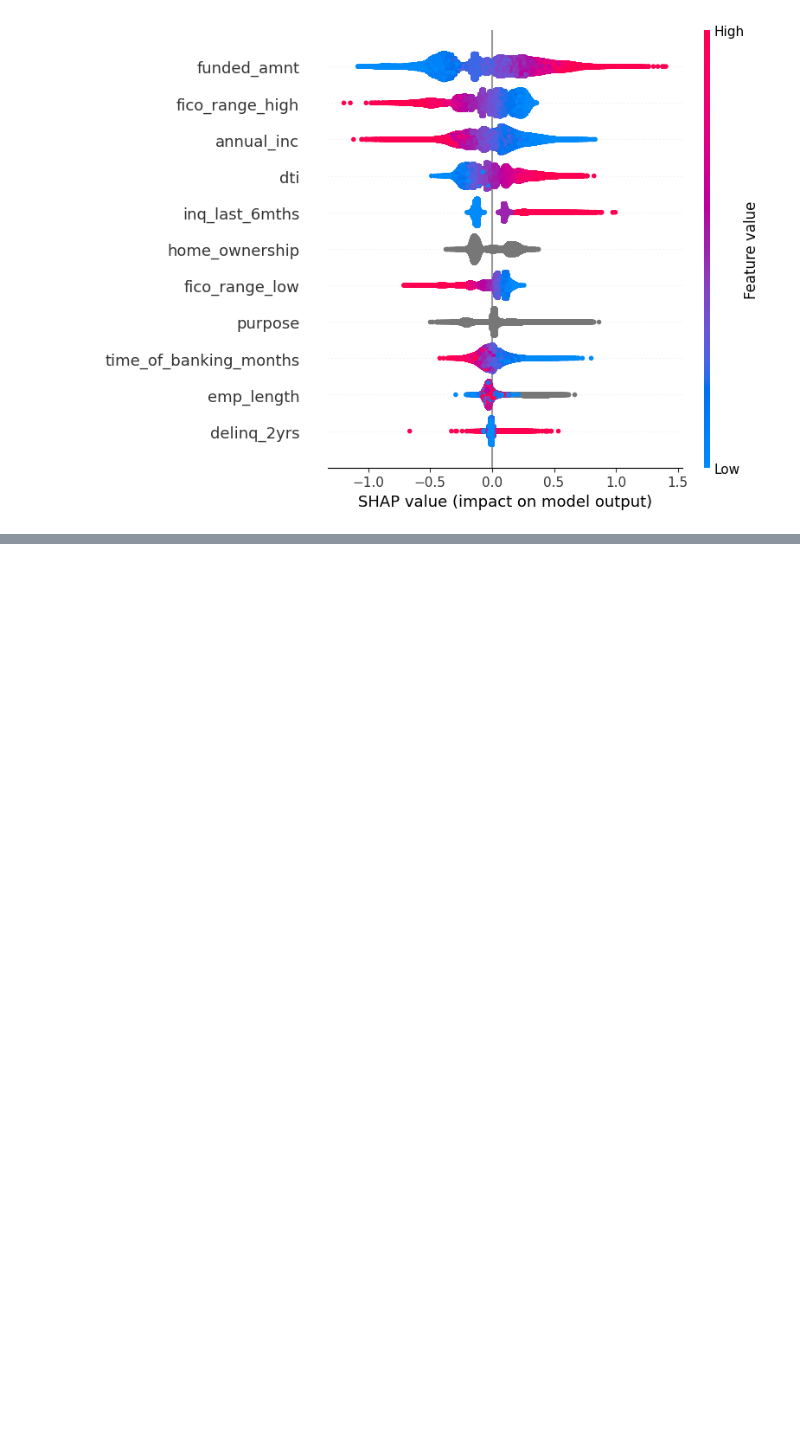
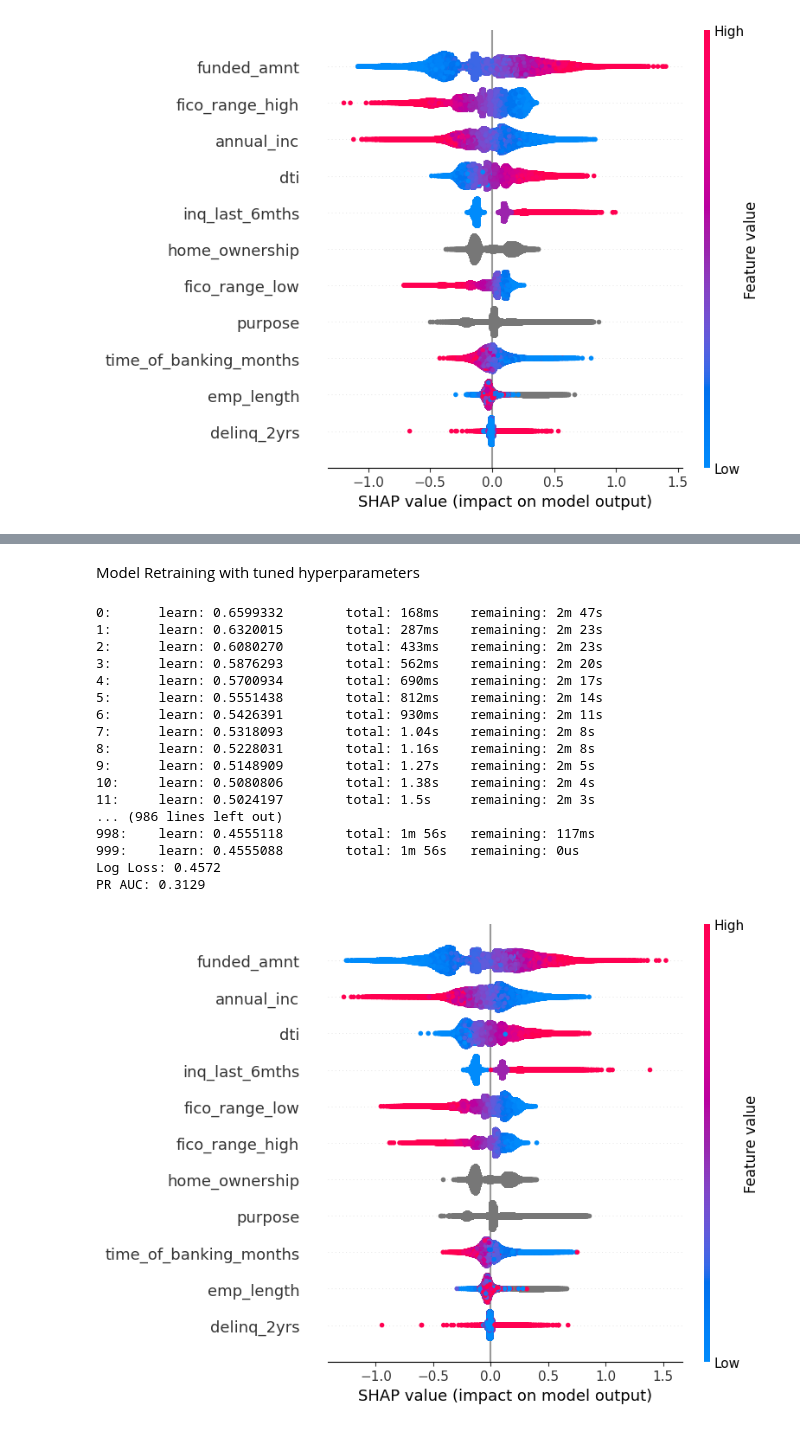
Before and after one commit to marcosmota/ds_lending_club, a Jupyter notebook: notebooks/03_eda_baseline.ipynb, the cells around one changed output, grey strips where cells are left out. Cells and saved outputs as stored; diff of their text form; code cells hidden in the pictures; blank space fills up the shorter version.

```diff
--- a/notebooks/03_eda_baseline.ipynb
+++ b/notebooks/03_eda_baseline.ipynb
@@ -350,0 +382,78 @@ print(df_results)
+# %% [markdown]
+Model Retraining with tuned hyperparameters
+# %%
+# Features & Target
+features = ['time_of_banking_months',
+            'dti',
+            'delinq_2yrs',
+            'fico_range_low',
+            'fico_range_high',
+            'inq_last_6mths',
+            'funded_amnt',
+            'emp_length',
+            'purpose',
+            'home_ownership',
+            'annual_inc']
+target = 'default'
+
+# Drop rows with missing target values
+df_train = df_train.dropna(subset=[target])
+
+# Train-test split
+X_train, X_test, y_train, y_test = train_test_split(df_train[features], df_train[target], test_size=0.2, random_state=42)
+
+cat_features = list(X_train.select_dtypes(include=['category']).columns)
+
+X_train[cat_features] = X_train[cat_features].astype(str).fillna('missing')
+
+X_test[cat_features] = X_test[cat_features].astype(str).fillna('missing')
+
+# Initialize and train CatBoost classifier
+model = CatBoostClassifier(iterations= 1000,
+                            depth= 6,
+                            l2_leaf_reg= 1.932882310674533,
+                            bagging_temperature= 0.8611005882596835,
+                            random_strength= 6.046804569021038e-08,
+                            colsample_bylevel= 0.5275801749056627,
+                            subsample= 0.6888028716752791,
+                            auto_class_weights= 'None',
+                            learning_rate= 0.06913112204007153,
+                            cat_features = cat_features,)
+
+model.fit(X_train, y_train)
+
+# Predict probabilities
+y_pred_proba = model.predict_proba(X_test)[:, 1]
+
+# Evaluate model
+logloss = log_loss(y_test, y_pred_proba)
+pr_auc = average_precision_score(y_test, y_pred_proba)
+
+print(f"Log Loss: {logloss:.4f}")
+print(f"PR AUC: {pr_auc:.4f}")
+
+# SHAP Analysis
+explainer = shap.Explainer(model)
+shap_values = explainer(X_test)
+
+# Summary plot
+shap.summary_plot(shap_values, X_test)
+# %% [output]
+0:      learn: 0.6599332        total: 168ms    remaining: 2m 47s
+1:      learn: 0.6320015        total: 287ms    remaining: 2m 23s
+2:      learn: 0.6080270        total: 433ms    remaining: 2m 23s
+3:      learn: 0.5876293        total: 562ms    remaining: 2m 20s
+4:      learn: 0.5700934        total: 690ms    remaining: 2m 17s
+5:      learn: 0.5551438        total: 812ms    remaining: 2m 14s
+6:      learn: 0.5426391        total: 930ms    remaining: 2m 11s
+7:      learn: 0.5318093        total: 1.04s    remaining: 2m 8s
+8:      learn: 0.5228031        total: 1.16s    remaining: 2m 8s
+9:      learn: 0.5148909        total: 1.27s    remaining: 2m 5s
+10:     learn: 0.5080806        total: 1.38s    remaining: 2m 4s
+11:     learn: 0.5024197        total: 1.5s     remaining: 2m 3s
+... (986 lines left out)
+998:    learn: 0.4555118        total: 1m 56s   remaining: 117ms
+999:    learn: 0.4555088        total: 1m 56s   remaining: 0us
+Log Loss: 0.4572
+PR AUC: 0.3129
+[figure, added]
```
Also changed, not shown: parts of 7 cells of this notebook.
